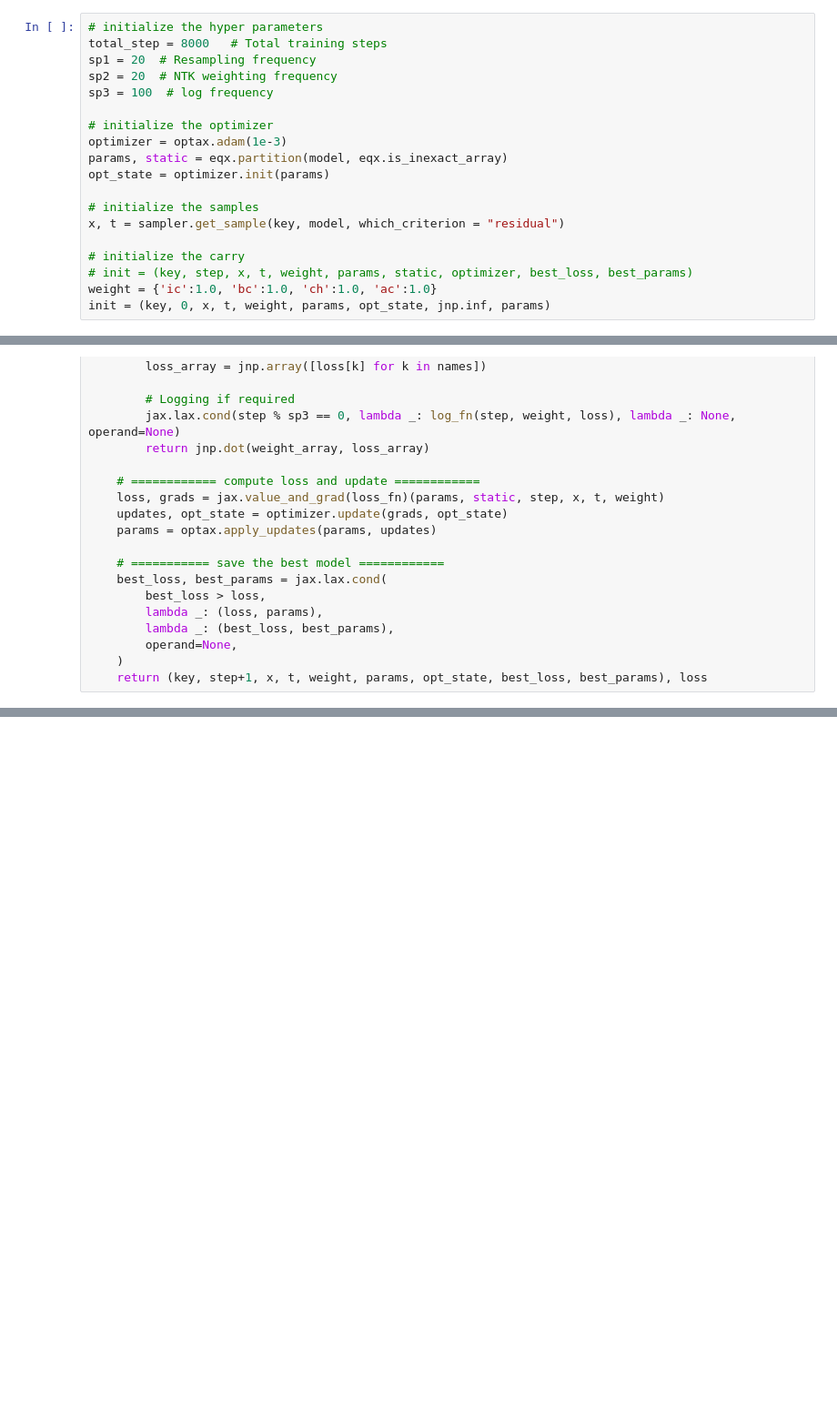
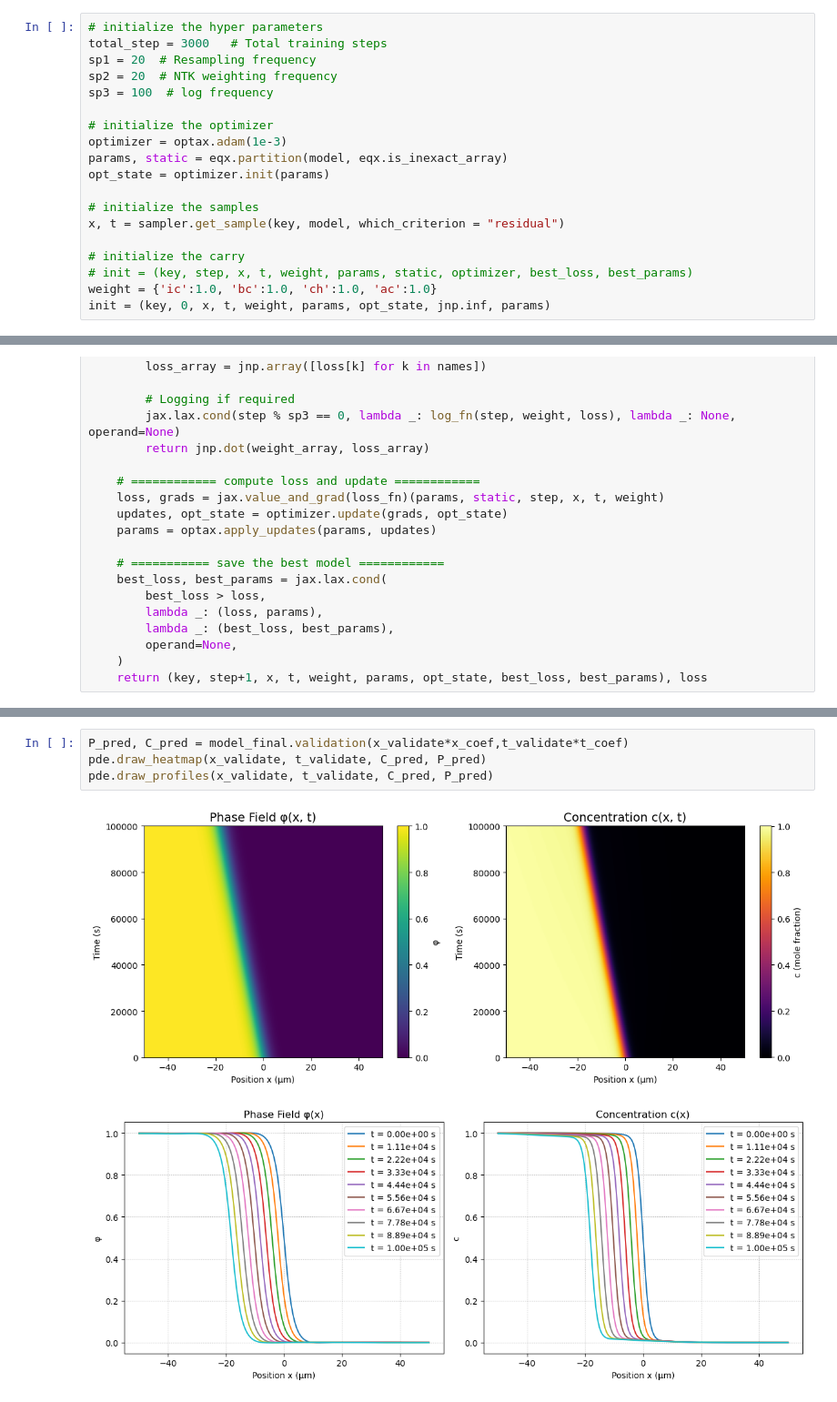
Before and after one commit to Fangkoukou/Jax-Implementation-of-PF-PINN, a Jupyter notebook: train.ipynb, the cells around one changed output, grey strips where cells are left out. Shown: that part at 91% size. Cells and saved outputs as stored; diff of their text form; blank space fills up the shorter version.

```diff
--- a/train.ipynb
+++ b/train.ipynb
@@ -44,7 +51,7 @@ subsample_size = {"ic": 32, "bc": 32, "colloc": 128, "adapt": 128}
 sampler = Sampler(x_span, t_span, sample_size, subsample_size, residual, noise=1.0)
 # %%
 # initialize the hyper parameters
-total_step = 8000   # Total training steps
+total_step = 3000   # Total training steps
 sp1 = 20  # Resampling frequency
 sp2 = 20  # NTK weighting frequency
 sp3 = 100  # log frequency
@@ -187,0 +185,7 @@ plt.show()
+# %%
+P_pred, C_pred = model_final.validation(x_validate*x_coef,t_validate*t_coef)
+pde.draw_heatmap(x_validate, t_validate, C_pred, P_pred)
+pde.draw_profiles(x_validate, t_validate, C_pred, P_pred)
+# %% [output]
+[figure, added]
+[figure, added]
```
Also changed, not shown: parts of 5 cells of this notebook.
